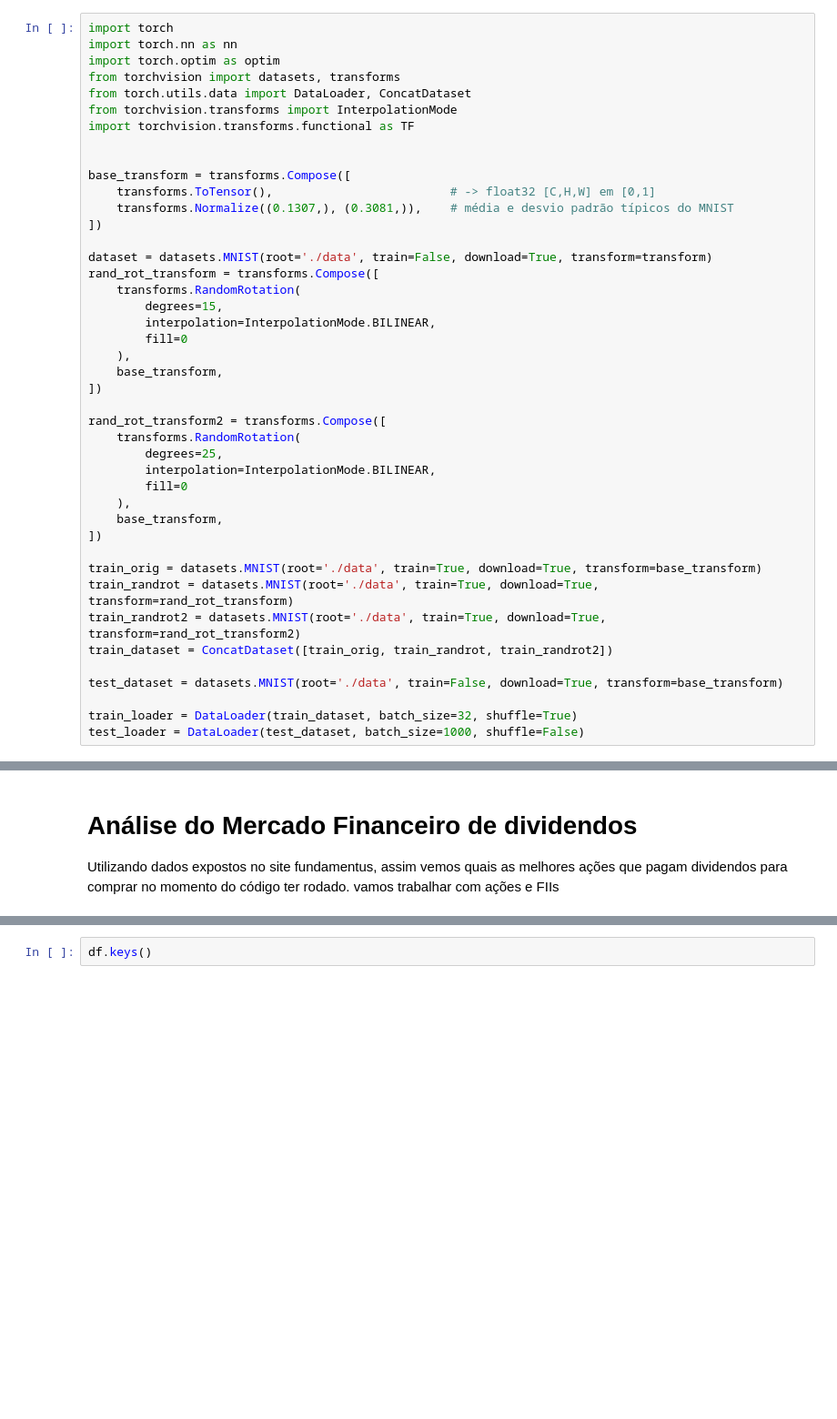
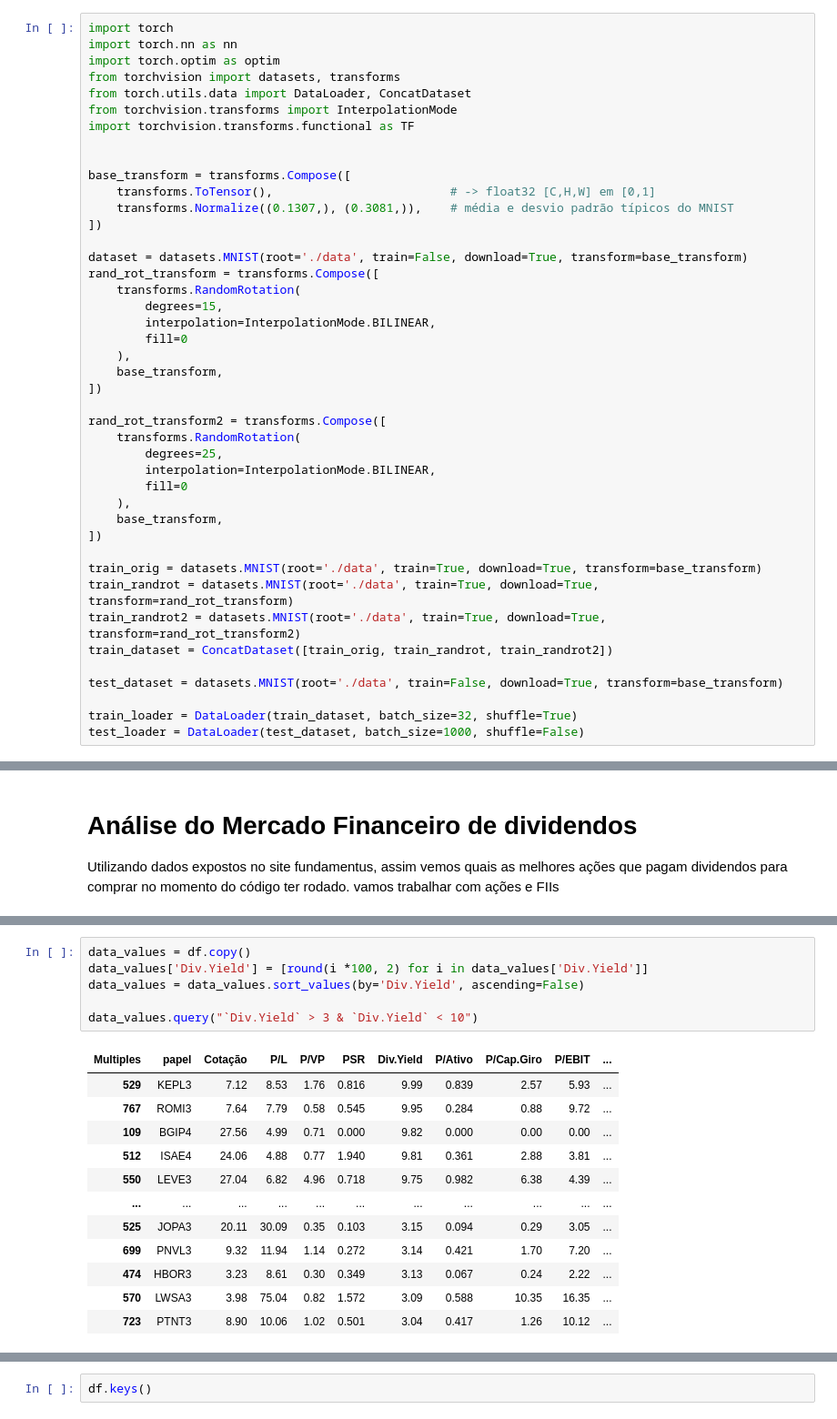
Before and after one commit to hernandemonteiro/data_science_study, a Jupyter notebook: Curiosidade_e_DeepLearnBook.ipynb, the cells around one changed output, grey strips where cells are left out. Shown at 91% size. Cells and saved outputs as stored; diff of their text form; blank space fills up the shorter version.

```diff
--- a/Curiosidade_e_DeepLearnBook.ipynb
+++ b/Curiosidade_e_DeepLearnBook.ipynb
@@ -370,7 +370,7 @@ base_transform = transforms.Compose([
     transforms.Normalize((0.1307,), (0.3081,)),    # média e desvio padrão típicos do MNIST
 ])
 
-dataset = datasets.MNIST(root='./data', train=False, download=True, transform=transform)
+dataset = datasets.MNIST(root='./data', train=False, download=True, transform=base_transform)
 rand_rot_transform = transforms.Compose([
     transforms.RandomRotation(
         degrees=15,
@@ -503,3 +524,22 @@ import fundamentus
 
 df = fundamentus.get_resultado_raw()
 df = df.reset_index()
+# %%
+data_values = df.copy()
+data_values['Div.Yield'] = [round(i *100, 2) for i in data_values['Div.Yield']]
+data_values = data_values.sort_values(by='Div.Yield', ascending=False)
+
+data_values.query("`Div.Yield` > 3 & `Div.Yield` < 10")
+# %% [output]
+| Multiples | papel | Cotação | P/L | P/VP | PSR | Div.Yield | P/Ativo | P/Cap.Giro | P/EBIT | ... |
+| 529 | KEPL3 | 7.12 | 8.53 | 1.76 | 0.816 | 9.99 | 0.839 | 2.57 | 5.93 | ... |
+| 767 | ROMI3 | 7.64 | 7.79 | 0.58 | 0.545 | 9.95 | 0.284 | 0.88 | 9.72 | ... |
+| 109 | BGIP4 | 27.56 | 4.99 | 0.71 | 0.000 | 9.82 | 0.000 | 0.00 | 0.00 | ... |
+| 512 | ISAE4 | 24.06 | 4.88 | 0.77 | 1.940 | 9.81 | 0.361 | 2.88 | 3.81 | ... |
+| 550 | LEVE3 | 27.04 | 6.82 | 4.96 | 0.718 | 9.75 | 0.982 | 6.38 | 4.39 | ... |
+| ... | ... | ... | ... | ... | ... | ... | ... | ... | ... | ... |
+| 525 | JOPA3 | 20.11 | 30.09 | 0.35 | 0.103 | 3.15 | 0.094 | 0.29 | 3.05 | ... |
+| 699 | PNVL3 | 9.32 | 11.94 | 1.14 | 0.272 | 3.14 | 0.421 | 1.70 | 7.20 | ... |
+| 474 | HBOR3 | 3.23 | 8.61 | 0.30 | 0.349 | 3.13 | 0.067 | 0.24 | 2.22 | ... |
+| 570 | LWSA3 | 3.98 | 75.04 | 0.82 | 1.572 | 3.09 | 0.588 | 10.35 | 16.35 | ... |
+| 723 | PTNT3 | 8.90 | 10.06 | 1.02 | 0.501 | 3.04 | 0.417 | 1.26 | 10.12 | ... |
```
Also changed, not shown: parts of 19 cells of this notebook.
